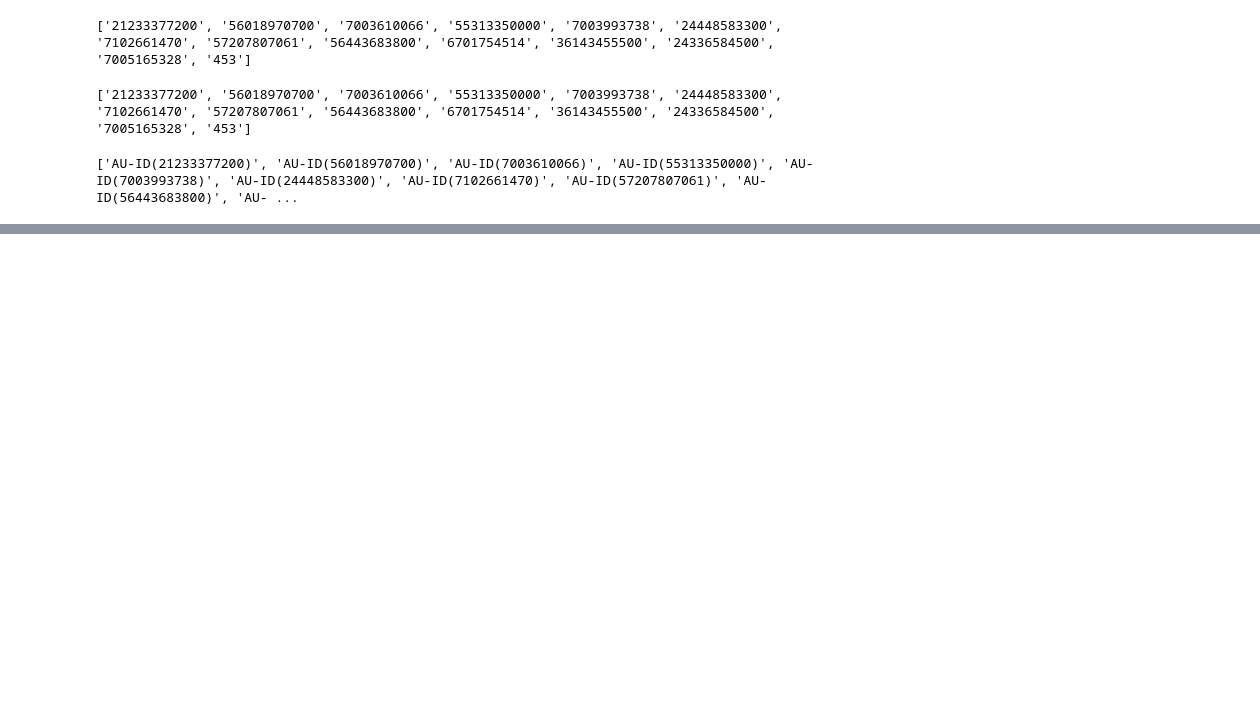
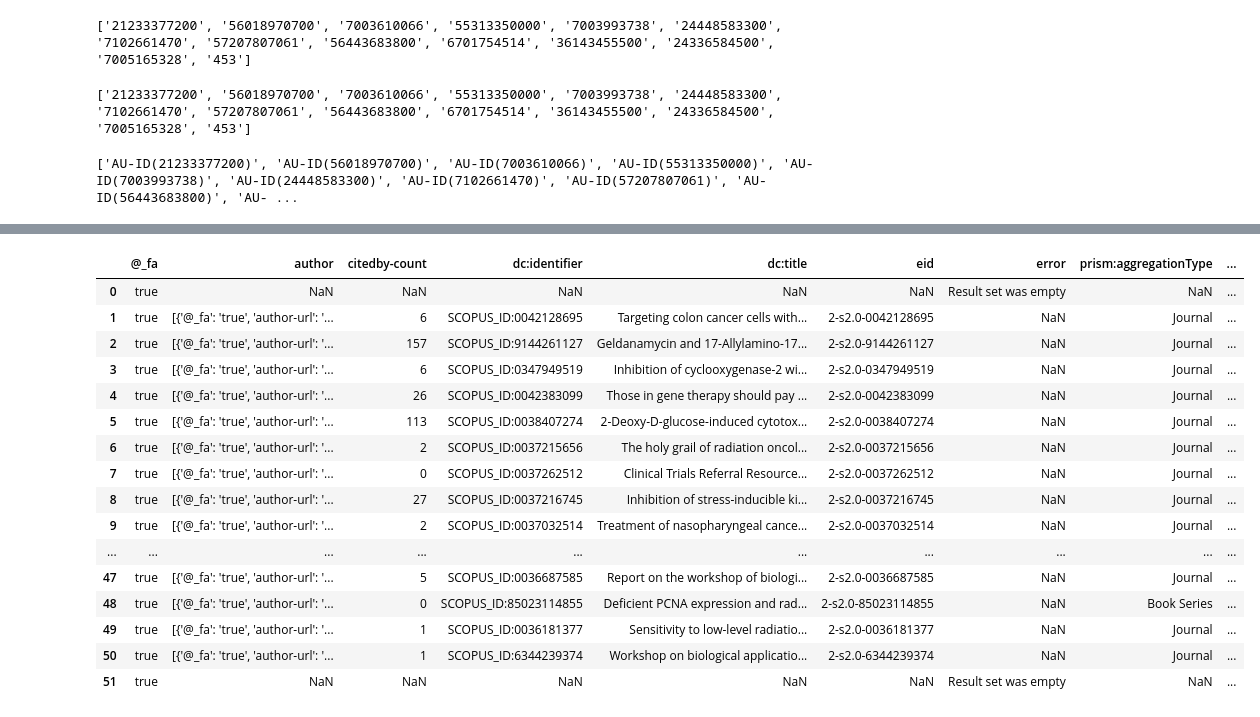
Before and after one commit to kglibrarian/scopusAPIrequests, a Jupyter notebook: MultipleAuthorAPIRequests.ipynb, the cells around one changed output, grey strips where cells are left out. Cells and saved outputs as stored; diff of their text form; code cells hidden in the pictures; blank space fills up the shorter version.

Commit message:
added multiple author response

```diff
--- a/MultipleAuthorAPIRequests.ipynb
+++ b/MultipleAuthorAPIRequests.ipynb
@@ -61,8 +61,18 @@ print(scopus_Mulitple_AuthorID_Query)
 # print(cleaned_Scopus_Search_List)
 # %%
 #https://dev.elsevier.com/guides/ScopusSearchViews.htm
+#https://stackoverflow.com/questions/53558837/python-loop-to-pull-api-data-for-iterating-urls
+#https://stackoverflow.com/questions/36410800/python-3-parse-json-from-multiple-api-requests-into-a-list-and-output-to-a-fil
+#https://www.pluralsight.com/guides/web-scraping-with-request-python
+
+multiple_author_list = []
+multiple_author_dict = {}
+outfilepath = "multiple_author_json.json"
+keys = ["0", "1", "2", "3", "4", "5", "6", "7", "8", "9", "10", "11", "12"]
+
 def get_scopus_articles(scopus_Mulitple_AuthorID_Query):
-    for authid in scopus_Mulitple_AuthorID_Query:
+
+    for authorid in scopus_Mulitple_AuthorID_Query:
         url = "http://api.elsevier.com/content/search/scopus?"
         fieldList = ["dc:identifier", "eid", "dc:title","prism:aggregationType", "subtype", "citedby-count",
                      "prism:publicationName","prism:volume","prism:issueIdentifier", "prism:pageRange",
@@ -73,20 +83,24 @@ def get_scopus_articles(scopus_Mulitple_AuthorID_Query):
              'Accept':'application/json'
         }
         parameters = {
-            "query": authid,
+            "query": authorid,
             "field": ",".join(fieldList),
             "date": "2002-2003"
         }
+
         #Make the API request
-        multiple_author_response = requests.get(url, headers=headers, params=parameters)
-        print(multiple_author_response.url)
-        print(multiple_author_response.status_code)
+        single_author_response = requests.get(url, headers=headers, params=parameters)
+        #print(single_author_response.url)
+        #print(single_author_response.status_code)
 
-        #Format the response using json.dumps
-        response_multiple_author_search = multiple_author_response.json()
-        response_multiple_author_search_cleaned = json.dumps(response_multiple_author_search, indent=4, sort_keys=True)
-        print(response_multiple_author_search_cleaned)
 
-    return(response_multiple_author_search_cleaned)
+        #Append each single_author_dict response to multiple_author_list to create a list of dictionaries
+        single_author_dict = single_author_response.json()
+        #print(type(single_author_dict))
+        #print(single_author_dict)
+        multiple_author_list.append(single_author_dict.copy())
+
+    return multiple_author_list
+
 get_scopus_articles(scopus_Mulitple_AuthorID_Query)
 # %% [output]
@@ -110,0 +124,24 @@ https://api.elsevier.com/content/search/scopus?query=AU-ID%2821233377200%29&fiel
+# %%
+def make_scopus_articles_df(multiple_author_list):
+    final_list = json_normalize(multiple_author_list, record_path=[['search-results', 'entry']])
+    return final_list
+
+make_scopus_articles_df(multiple_author_list)
+# %% [output]
+|  | @_fa | author | citedby-count | dc:identifier | dc:title | eid | error | prism:aggregationType | ... |
+| 0 | true | NaN | NaN | NaN | NaN | NaN | Result set was empty | NaN | ... |
+| 1 | true | [{'@_fa': 'true', 'author-url': '... | 6 | SCOPUS_ID:0042128695 | Targeting colon cancer cells with... | 2-s2.0-0042128695 | NaN | Journal | ... |
+| 2 | true | [{'@_fa': 'true', 'author-url': '... | 157 | SCOPUS_ID:9144261127 | Geldanamycin and 17-Allylamino-17... | 2-s2.0-9144261127 | NaN | Journal | ... |
+| 3 | true | [{'@_fa': 'true', 'author-url': '... | 6 | SCOPUS_ID:0347949519 | Inhibition of cyclooxygenase-2 wi... | 2-s2.0-0347949519 | NaN | Journal | ... |
+| 4 | true | [{'@_fa': 'true', 'author-url': '... | 26 | SCOPUS_ID:0042383099 | Those in gene therapy should pay ... | 2-s2.0-0042383099 | NaN | Journal | ... |
+| 5 | true | [{'@_fa': 'true', 'author-url': '... | 113 | SCOPUS_ID:0038407274 | 2-Deoxy-D-glucose-induced cytotox... | 2-s2.0-0038407274 | NaN | Journal | ... |
+| 6 | true | [{'@_fa': 'true', 'author-url': '... | 2 | SCOPUS_ID:0037215656 | The holy grail of radiation oncol... | 2-s2.0-0037215656 | NaN | Journal | ... |
+| 7 | true | [{'@_fa': 'true', 'author-url': '... | 0 | SCOPUS_ID:0037262512 | Clinical Trials Referral Resource... | 2-s2.0-0037262512 | NaN | Journal | ... |
+| 8 | true | [{'@_fa': 'true', 'author-url': '... | 27 | SCOPUS_ID:0037216745 | Inhibition of stress-inducible ki... | 2-s2.0-0037216745 | NaN | Journal | ... |
+| 9 | true | [{'@_fa': 'true', 'author-url': '... | 2 | SCOPUS_ID:0037032514 | Treatment of nasopharyngeal cance... | 2-s2.0-0037032514 | NaN | Journal | ... |
+| ... | ... | ... | ... | ... | ... | ... | ... | ... | ... |
+| 47 | true | [{'@_fa': 'true', 'author-url': '... | 5 | SCOPUS_ID:0036687585 | Report on the workshop of biologi... | 2-s2.0-0036687585 | NaN | Journal | ... |
+| 48 | true | [{'@_fa': 'true', 'author-url': '... | 0 | SCOPUS_ID:85023114855 | Deficient PCNA expression and rad... | 2-s2.0-85023114855 | NaN | Book Series | ... |
+| 49 | true | [{'@_fa': 'true', 'author-url': '... | 1 | SCOPUS_ID:0036181377 | Sensitivity to low-level radiatio... | 2-s2.0-0036181377 | NaN | Journal | ... |
+| 50 | true | [{'@_fa': 'true', 'author-url': '... | 1 | SCOPUS_ID:6344239374 | Workshop on biological applicatio... | 2-s2.0-6344239374 | NaN | Journal | ... |
+| 51 | true | NaN | NaN | NaN | NaN | NaN | Result set was empty | NaN | ... |
```
Also changed, not shown: parts of 2 cells of this notebook.
